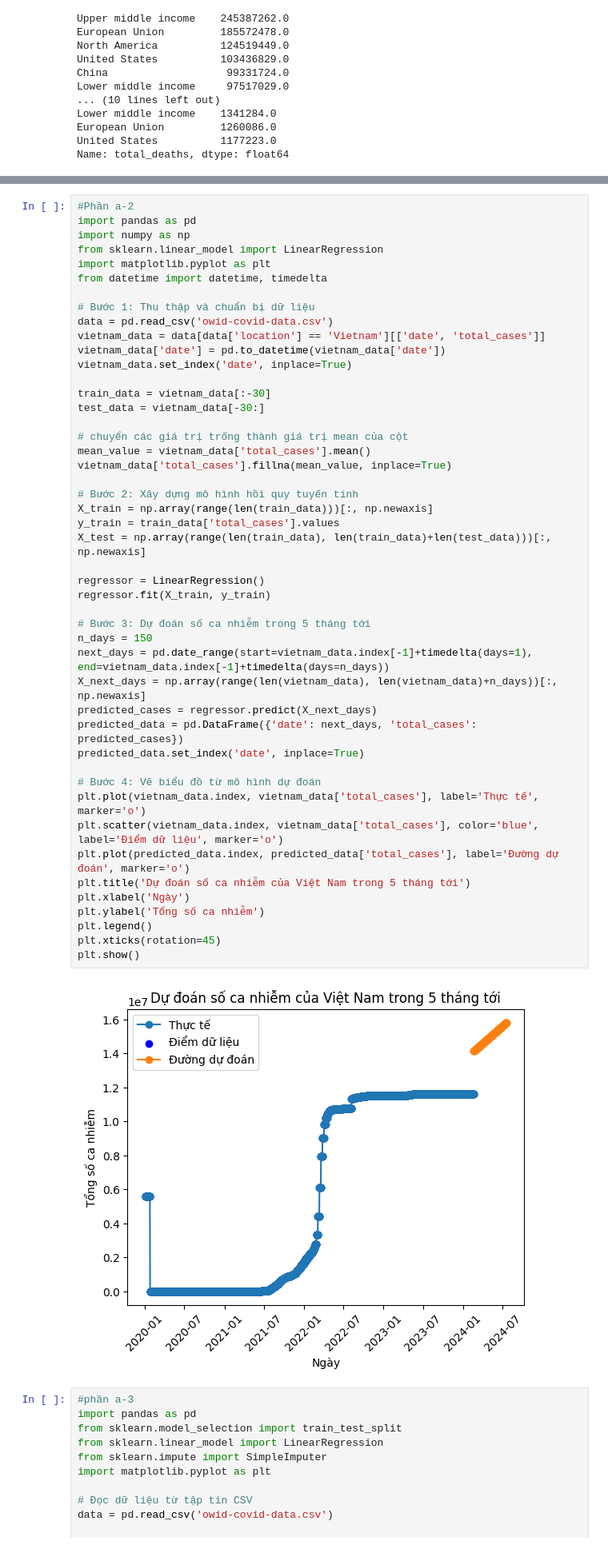
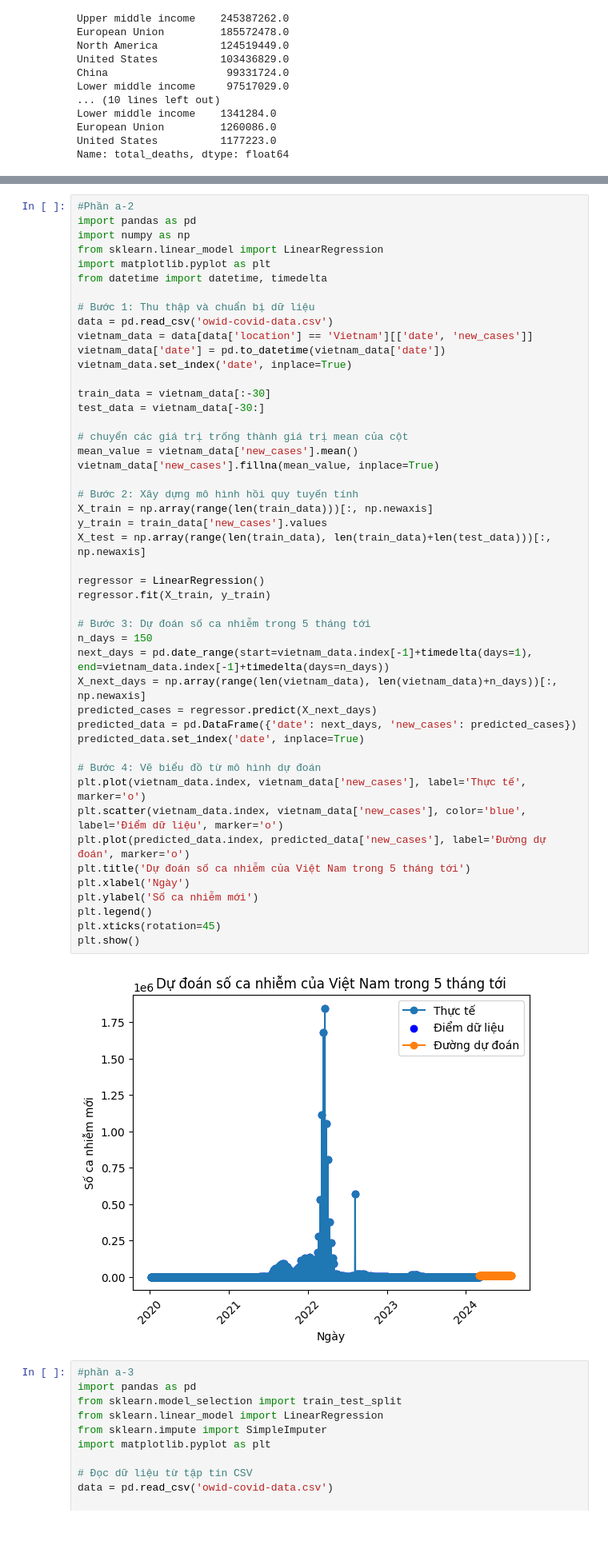
Before and after one commit to hoanganhloan172/Covid_19_analysis_by_PHA_DTD, a Jupyter notebook: BTL CUỐI KÌ/bài_tập_lớn_python.ipynb, the cells around one changed output, grey strips where cells are left out. Shown at 80% size. Saved outputs shown, nothing was run; the diff lists cells and outputs as text.

```diff
--- a/BTL CUỐI KÌ/bài_tập_lớn_python.ipynb
+++ b/BTL CUỐI KÌ/bài_tập_lớn_python.ipynb
@@ -685,45 +685,45 @@ from datetime import datetime, timedelta
 
 # Bước 1: Thu thập và chuẩn bị dữ liệu
 data = pd.read_csv('owid-covid-data.csv')
-vietnam_data = data[data['location'] == 'Vietnam'][['date', 'total_cases']]
+vietnam_data = data[data['location'] == 'Vietnam'][['date', 'new_cases']]
 vietnam_data['date'] = pd.to_datetime(vietnam_data['date'])
 vietnam_data.set_index('date', inplace=True)
 
 train_data = vietnam_data[:-30]
 test_data = vietnam_data[-30:]
 
 # chuyển các giá trị trống thành giá trị mean của cột
-mean_value = vietnam_data['total_cases'].mean()
-vietnam_data['total_cases'].fillna(mean_value, inplace=True)
+mean_value = vietnam_data['new_cases'].mean()
+vietnam_data['new_cases'].fillna(mean_value, inplace=True)
 
 # Bước 2: Xây dựng mô hình hồi quy tuyến tính
 X_train = np.array(range(len(train_data)))[:, np.newaxis]
-y_train = train_data['total_cases'].values
+y_train = train_data['new_cases'].values
 X_test = np.array(range(len(train_data), len(train_data)+len(test_data)))[:, np.newaxis]
 
 regressor = LinearRegression()
 regressor.fit(X_train, y_train)
 
 # Bước 3: Dự đoán số ca nhiễm trong 5 tháng tới
 n_days = 150
 next_days = pd.date_range(start=vietnam_data.index[-1]+timedelta(days=1), end=vietnam_data.index[-1]+timedelta(days=n_days))
 X_next_days = np.array(range(len(vietnam_data), len(vietnam_data)+n_days))[:, np.newaxis]
 predicted_cases = regressor.predict(X_next_days)
-predicted_data = pd.DataFrame({'date': next_days, 'total_cases': predicted_cases})
+predicted_data = pd.DataFrame({'date': next_days, 'new_cases': predicted_cases})
 predicted_data.set_index('date', inplace=True)
 
 # Bước 4: Vẽ biểu đồ từ mô hình dự đoán
-plt.plot(vietnam_data.index, vietnam_data['total_cases'], label='Thực tế', marker='o')
-plt.scatter(vietnam_data.index, vietnam_data['total_cases'], color='blue', label='Điểm dữ liệu', marker='o')
-plt.plot(predicted_data.index, predicted_data['total_cases'], label='Đường dự đoán', marker='o')
+plt.plot(vietnam_data.index, vietnam_data['new_cases'], label='Thực tế', marker='o')
+plt.scatter(vietnam_data.index, vietnam_data['new_cases'], color='blue', label='Điểm dữ liệu', marker='o')
+plt.plot(predicted_data.index, predicted_data['new_cases'], label='Đường dự đoán', marker='o')
 plt.title('Dự đoán số ca nhiễm của Việt Nam trong 5 tháng tới')
 plt.xlabel('Ngày')
-plt.ylabel('Tổng số ca nhiễm')
+plt.ylabel('Số ca nhiễm mới')
 plt.legend()
 plt.xticks(rotation=45)
 plt.show()
 # %% [output]
-[figure, old version]
+[figure, new version]
 # %%
 #phần a-3
 import pandas as pd
```
Also changed, not shown: parts of 7 cells of this notebook.
